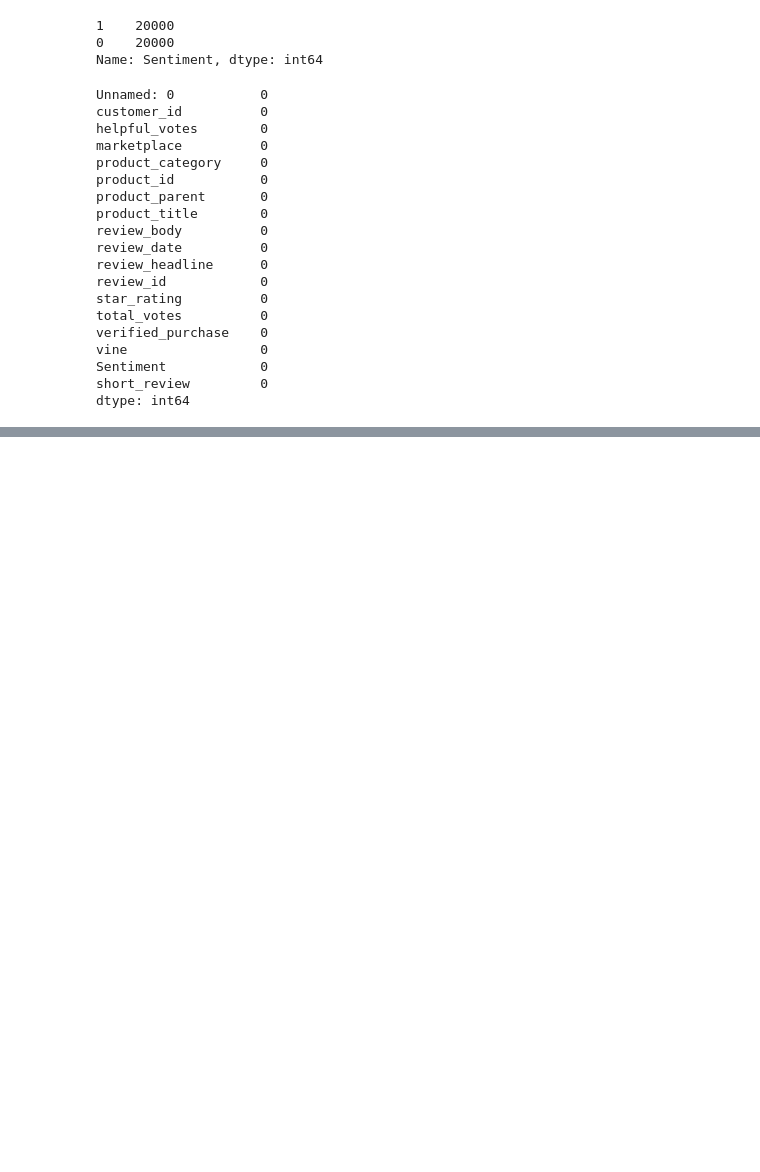
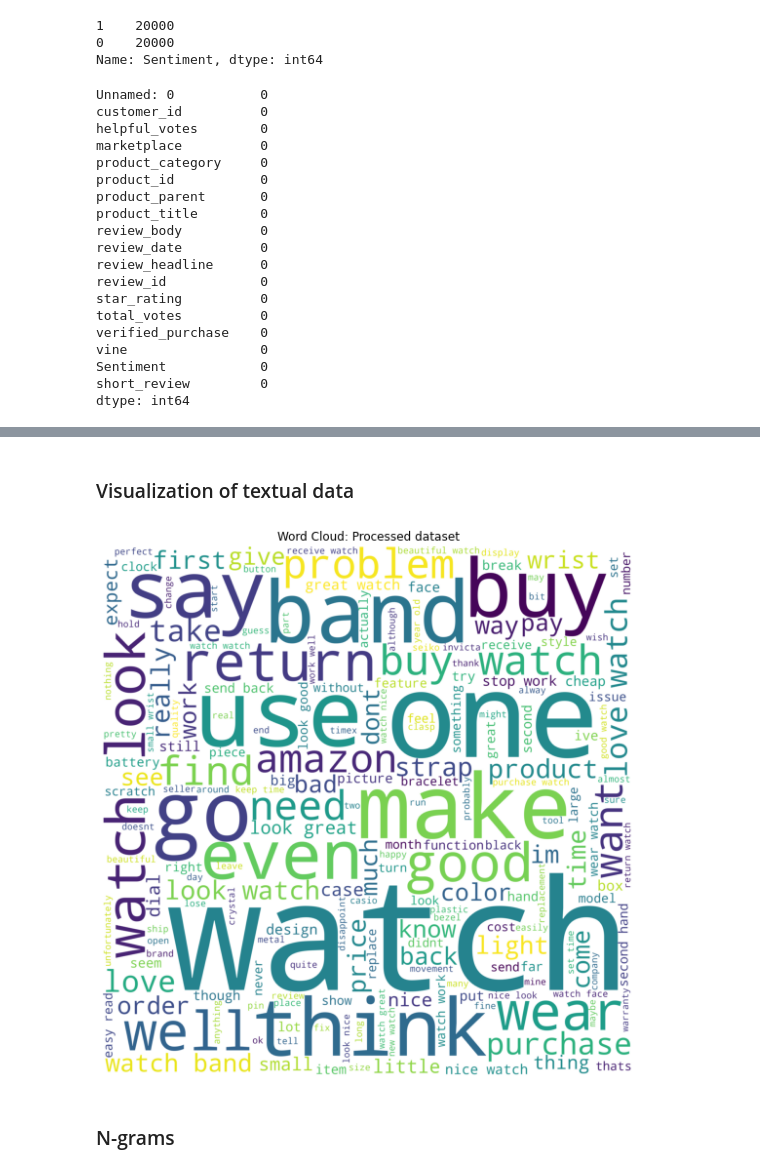
Before and after one commit to sunil-thapa99/assignment-1-2304, a Jupyter notebook: main.ipynb, the cells around one changed output, grey strips where cells are left out. Saved outputs shown, nothing was run; the diff lists cells and outputs as text; code cells hidden in the pictures; blank space fills up the shorter version.

```diff
--- a/main.ipynb
+++ b/main.ipynb
@@ -307,0 +573,3 @@ df.sample
+# %%
+# lemmatizing the pos_tag column.
+df['text_lemmatizer'] = df['pos_tag'].apply(word_pos_lemmetize)
@@ -307,0 +585,40 @@ df.sample
+# %%
+def convert_list_to_str(text_list: list) -> str:
+    """
+        Convert a list of strings to a string.
+
+        ### Parameters
+        text_list: list
+            A list of strings
+
+        ### Returns
+        str:
+            A text of string
+    """
+    str_text = ''
+    for i in text_list:
+        str_text += i +' '
+    return str_text
+# %%
+# Joing list of lemmatized words.
+all_text = " ".join(df['text_lemmatizer'].apply(convert_list_to_str))
+# %% [markdown]
+### Visualization of textual data
+# %%
+word_cloud = WordCloud(
+    width=3000,
+    height=3000,
+    stopwords=STOPWORDS,
+    mode="RGBA",
+    background_color='white',
+).generate(all_text)
+# %%
+plt.figure(figsize=(10, 10), facecolor=None)
+plt.imshow(word_cloud)
+plt.axis('off')
+plt.title("Word Cloud: Processed dataset")
+plt.show()
+# %% [output]
+[figure, added]
+# %% [markdown]
+### N-grams
```
Also changed, not shown: parts of 56 cells of this notebook.
